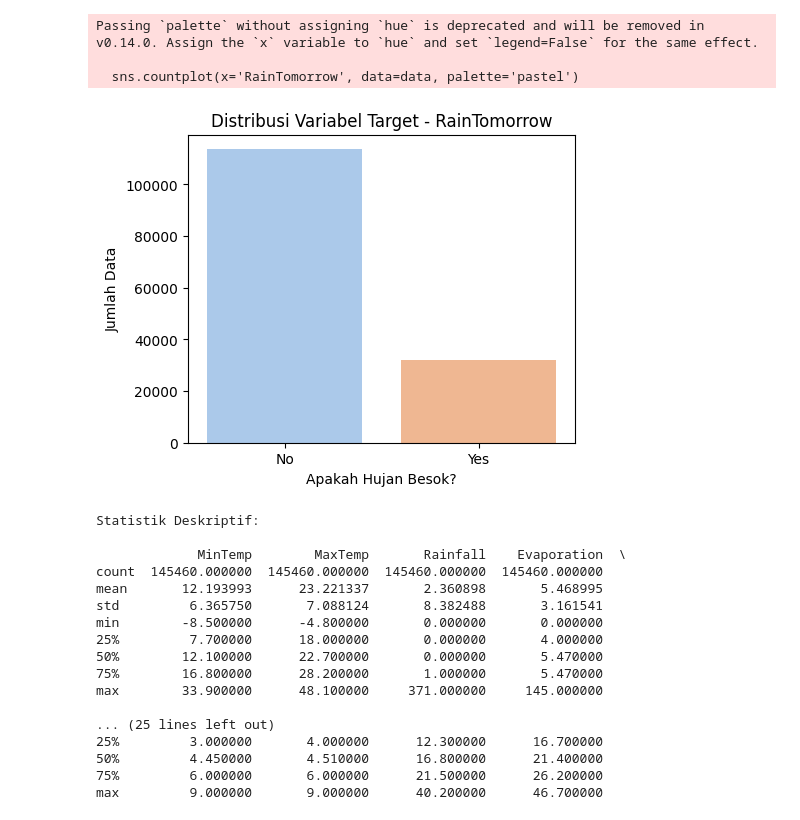
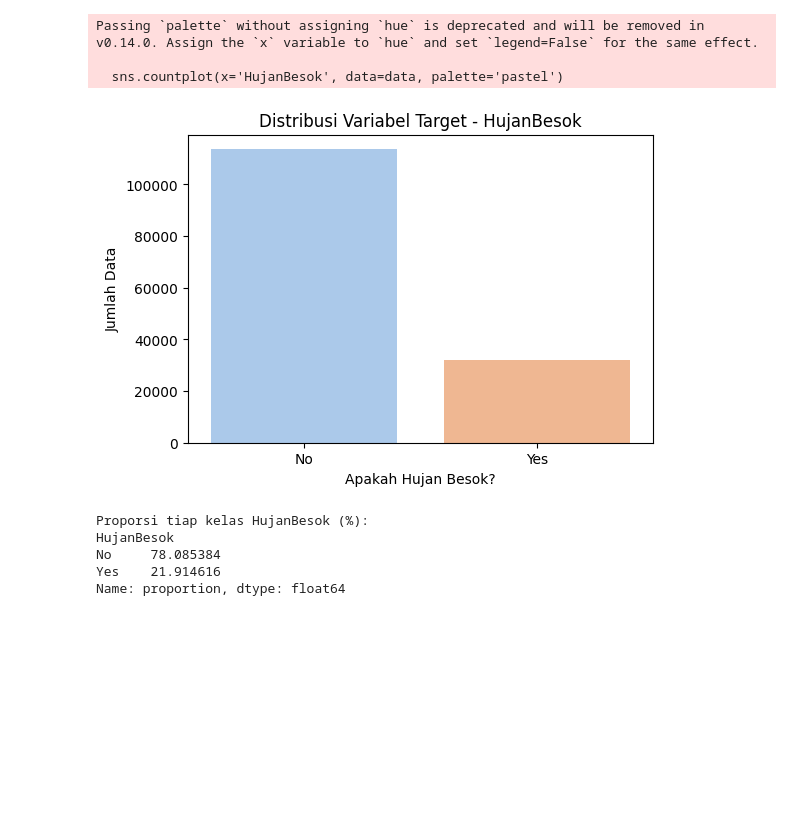
Before and after one commit to Rangga11268/ProjectFDA, a Jupyter notebook: DataUnderstanding.ipynb, the cells around one changed output. Saved outputs shown, nothing was run; the diff lists cells and outputs as text; code cells hidden in the pictures; blank space fills up the shorter version.

Commit message:
DataUnderstandingUpdate

```diff
--- a/DataUnderstanding.ipynb
+++ b/DataUnderstanding.ipynb
@@ -130,0 +91,27 @@ NameError: name 'conf_matrix' is not defined
+# %%
+import pandas as pd
+import seaborn as sns
+import matplotlib.pyplot as plt
+from sklearn.preprocessing import LabelEncoder
+
+data = pd.read_csv("weatherAUS.csv")
+
+# Convert 'RainTomorrow' to numeric using Label Encoding
+le = LabelEncoder()
+data['HujanBesok_encoded'] = le.fit_transform(data['HujanBesok'])
+
+# Calculate correlation for numeric columns including the encoded target variable
+corr_with_target = data.corr(numeric_only=True)['HujanBesok_encoded'].sort_values(ascending=False)
+
+# Display the correlation with the encoded target variable
+print("Korelasi Variabel Numerik terhadap HujanBesok (Encoded):")
+display(corr_with_target)
+
+# Optional: Visualize the correlation with the encoded target variable
+plt.figure(figsize=(10,6))
+corr_with_target.drop('HujanBesok_encoded').plot(kind='bar', color='skyblue')
+plt.title("Korelasi Variabel Numerik terhadap HujanBesok (Encoded)")
+plt.xlabel("Variabel")
+plt.ylabel("Nilai Korelasi")
+plt.grid(axis='y', linestyle='--', alpha=0.7)
+plt.show()
@@ -131,33 +139,21 @@ NameError: name 'conf_matrix' is not defined
 # %%
-plt.figure(figsize=(5,4))
-sns.countplot(x='RainTomorrow', data=data, palette='pastel')
-plt.title("Distribusi Variabel Target - RainTomorrow")
+# Distribusi Variabel Target (RainTomorrow)
+plt.figure(figsize=(6,4))
+sns.countplot(x='HujanBesok', data=data, palette='pastel')
+plt.title("Distribusi Variabel Target - HujanBesok")
 plt.xlabel("Apakah Hujan Besok?")
 plt.ylabel("Jumlah Data")
 plt.show()
+
+print("Proporsi tiap kelas HujanBesok (%):")
+print(data['HujanBesok'].value_counts(normalize=True) * 100)
 # %% [output]
 Passing `palette` without assigning `hue` is deprecated and will be removed in v0.14.0. Assign the `x` variable to `hue` and set `legend=False` for the same effect.
 
-  sns.countplot(x='RainTomorrow', data=data, palette='pastel')
+  sns.countplot(x='HujanBesok', data=data, palette='pastel')
-[figure, old version]
+[figure, new version]
+Proporsi tiap kelas HujanBesok (%):
+HujanBesok
+No     78.085384
+Yes    21.914616
+Name: proportion, dtype: float64
-# %%
-print("\nStatistik Deskriptif:\n")
-print(data.describe())
-# %% [output]
-Statistik Deskriptif:
-
-             MinTemp        MaxTemp       Rainfall    Evaporation  \
-count  145460.000000  145460.000000  145460.000000  145460.000000
-mean       12.193993      23.221337       2.360898       5.468995
-std         6.365750       7.088124       8.382488       3.161541
-min        -8.500000      -4.800000       0.000000       0.000000
-25%         7.700000      18.000000       0.000000       4.000000
-50%        12.100000      22.700000       0.000000       5.470000
-75%        16.800000      28.200000       1.000000       5.470000
-max        33.900000      48.100000     371.000000     145.000000
-
-... (25 lines left out)
-25%         3.000000       4.000000      12.300000      16.700000
-50%         4.450000       4.510000      16.800000      21.400000
-75%         6.000000       6.000000      21.500000      26.200000
-max         9.000000       9.000000      40.200000      46.700000
```
Also changed, not shown: parts of 28 cells of this notebook, 1 other file.
